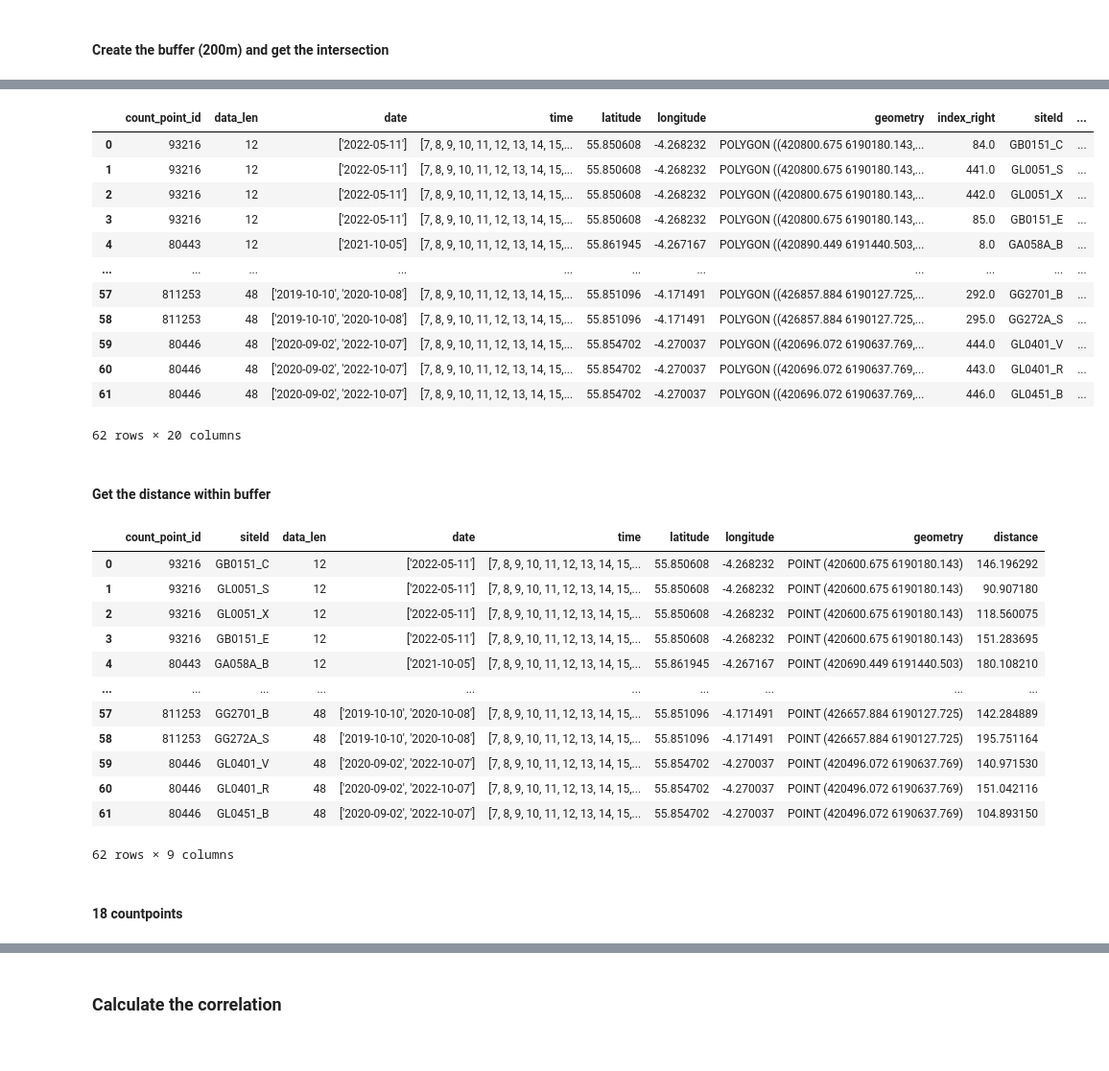
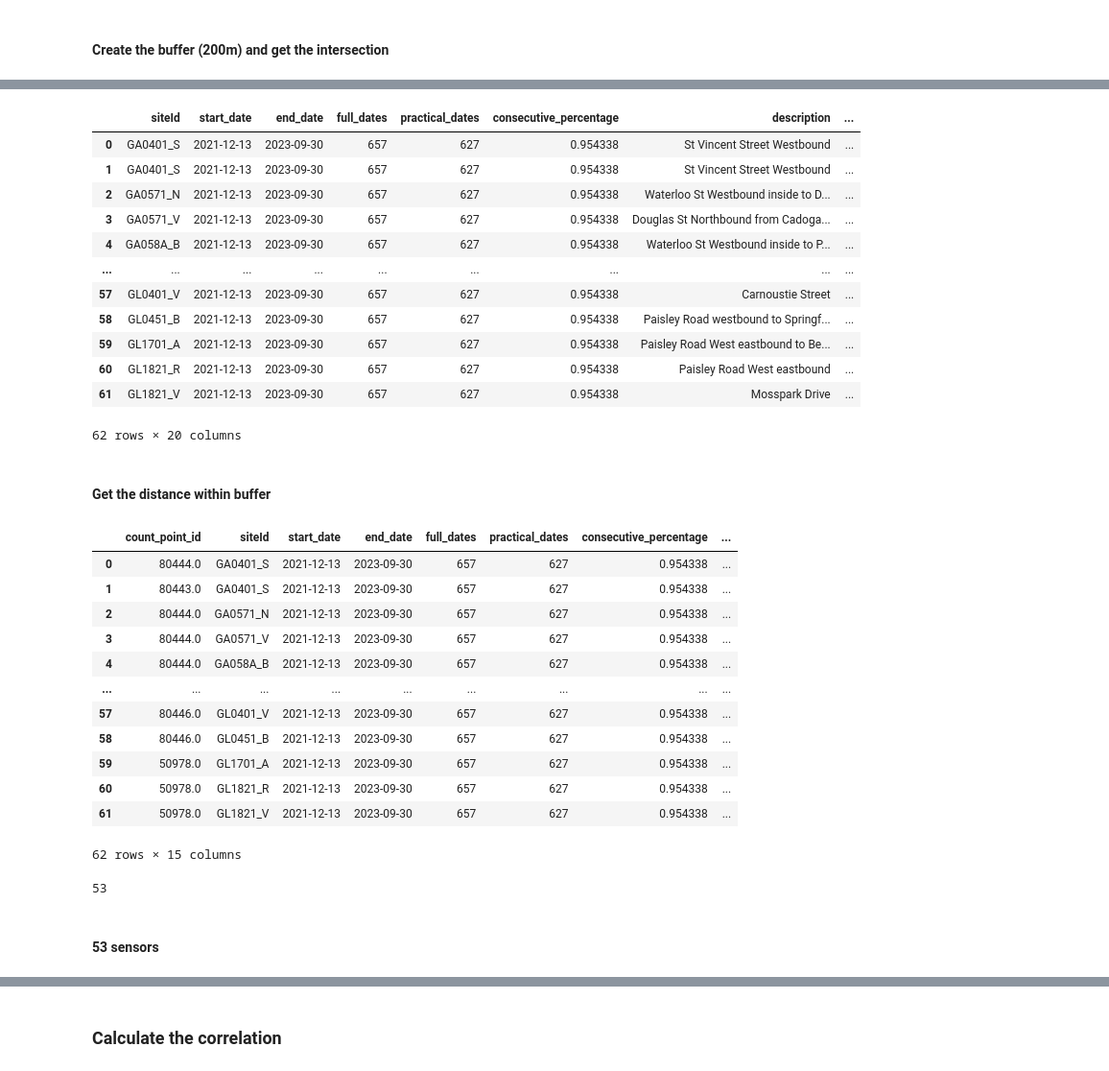
Before and after one commit to YueLi-0816/data_paper, a Jupyter notebook: Traffic_counts_read.ipynb, the cells around one changed output, grey strips where cells are left out. Shown at 96% size. Saved outputs shown, nothing was run; the diff lists cells and outputs as text; code cells hidden in the pictures.

```diff
--- a/Traffic_counts_read.ipynb
+++ b/Traffic_counts_read.ipynb
@@ -242,44 +229,48 @@ countpoint_buffer.geometry = countpoint_buffer.geometry.buffer(200,6)
 # %%
-intersection = gpd.sjoin(countpoint_buffer, detector_470, how='left')
+intersection = gpd.sjoin(detector_buffer, countpoint_68, how='left')
 intersection = intersection.dropna().reset_index(drop=True)
 intersection
 # %% [output]
-|  | count_point_id | data_len | date | time | latitude | longitude | geometry | index_right | siteId | ... |
-| 0 | 93216 | 12 | ['2022-05-11'] | [7, 8, 9, 10, 11, 12, 13, 14, 15,... | 55.850608 | -4.268232 | POLYGON ((420800.675 6190180.143,... | 84.0 | GB0151_C | ... |
-| 1 | 93216 | 12 | ['2022-05-11'] | [7, 8, 9, 10, 11, 12, 13, 14, 15,... | 55.850608 | -4.268232 | POLYGON ((420800.675 6190180.143,... | 441.0 | GL0051_S | ... |
-| 2 | 93216 | 12 | ['2022-05-11'] | [7, 8, 9, 10, 11, 12, 13, 14, 15,... | 55.850608 | -4.268232 | POLYGON ((420800.675 6190180.143,... | 442.0 | GL0051_X | ... |
-| 3 | 93216 | 12 | ['2022-05-11'] | [7, 8, 9, 10, 11, 12, 13, 14, 15,... | 55.850608 | -4.268232 | POLYGON ((420800.675 6190180.143,... | 85.0 | GB0151_E | ... |
-| 4 | 80443 | 12 | ['2021-10-05'] | [7, 8, 9, 10, 11, 12, 13, 14, 15,... | 55.861945 | -4.267167 | POLYGON ((420890.449 6191440.503,... | 8.0 | GA058A_B | ... |
-| ... | ... | ... | ... | ... | ... | ... | ... | ... | ... | ... |
-| 57 | 811253 | 48 | ['2019-10-10', '2020-10-08'] | [7, 8, 9, 10, 11, 12, 13, 14, 15,... | 55.851096 | -4.171491 | POLYGON ((426857.884 6190127.725,... | 292.0 | GG2701_B | ... |
-| 58 | 811253 | 48 | ['2019-10-10', '2020-10-08'] | [7, 8, 9, 10, 11, 12, 13, 14, 15,... | 55.851096 | -4.171491 | POLYGON ((426857.884 6190127.725,... | 295.0 | GG272A_S | ... |
-| 59 | 80446 | 48 | ['2020-09-02', '2022-10-07'] | [7, 8, 9, 10, 11, 12, 13, 14, 15,... | 55.854702 | -4.270037 | POLYGON ((420696.072 6190637.769,... | 444.0 | GL0401_V | ... |
-| 60 | 80446 | 48 | ['2020-09-02', '2022-10-07'] | [7, 8, 9, 10, 11, 12, 13, 14, 15,... | 55.854702 | -4.270037 | POLYGON ((420696.072 6190637.769,... | 443.0 | GL0401_R | ... |
-| 61 | 80446 | 48 | ['2020-09-02', '2022-10-07'] | [7, 8, 9, 10, 11, 12, 13, 14, 15,... | 55.854702 | -4.270037 | POLYGON ((420696.072 6190637.769,... | 446.0 | GL0451_B | ... |
+|  | siteId | start_date | end_date | full_dates | practical_dates | consecutive_percentage | description | ... |
+| 0 | GA0401_S | 2021-12-13 | 2023-09-30 | 657 | 627 | 0.954338 | St Vincent Street Westbound | ... |
+| 1 | GA0401_S | 2021-12-13 | 2023-09-30 | 657 | 627 | 0.954338 | St Vincent Street Westbound | ... |
+| 2 | GA0571_N | 2021-12-13 | 2023-09-30 | 657 | 627 | 0.954338 | Waterloo St Westbound inside to D... | ... |
+| 3 | GA0571_V | 2021-12-13 | 2023-09-30 | 657 | 627 | 0.954338 | Douglas St Northbound from Cadoga... | ... |
+| 4 | GA058A_B | 2021-12-13 | 2023-09-30 | 657 | 627 | 0.954338 | Waterloo St Westbound inside to P... | ... |
+| ... | ... | ... | ... | ... | ... | ... | ... | ... |
+| 57 | GL0401_V | 2021-12-13 | 2023-09-30 | 657 | 627 | 0.954338 | Carnoustie Street | ... |
+| 58 | GL0451_B | 2021-12-13 | 2023-09-30 | 657 | 627 | 0.954338 | Paisley Road westbound to Springf... | ... |
+| 59 | GL1701_A | 2021-12-13 | 2023-09-30 | 657 | 627 | 0.954338 | Paisley Road West eastbound to Be... | ... |
+| 60 | GL1821_R | 2021-12-13 | 2023-09-30 | 657 | 627 | 0.954338 | Paisley Road West eastbound | ... |
+| 61 | GL1821_V | 2021-12-13 | 2023-09-30 | 657 | 627 | 0.954338 | Mosspark Drive | ... |
 62 rows × 20 columns
 # %% [markdown]
 #### Get the distance within buffer
 # %%
-intersection_dis = pd.merge(intersection[['count_point_id','siteId']], countpoint_68, how="inner", on=["count_point_id"])
+intersection_dis = pd.merge(intersection[['count_point_id','siteId']], detector_470, how="inner", on=["siteId"])
 intersection_dis = gpd.GeoDataFrame(intersection_dis, crs="epsg:32630")
-intersection_dis["distance"] = intersection_dis.distance(detector_470.loc[intersection["index_right"]].reset_index(drop=True))
+intersection_dis["distance"] = intersection_dis.distance(countpoint_68.loc[intersection["index_right"]].reset_index(drop=True))
 intersection_dis
 # %% [output]
-|  | count_point_id | siteId | data_len | date | time | latitude | longitude | geometry | distance |
-| 0 | 93216 | GB0151_C | 12 | ['2022-05-11'] | [7, 8, 9, 10, 11, 12, 13, 14, 15,... | 55.850608 | -4.268232 | POINT (420600.675 6190180.143) | 146.196292 |
-| 1 | 93216 | GL0051_S | 12 | ['2022-05-11'] | [7, 8, 9, 10, 11, 12, 13, 14, 15,... | 55.850608 | -4.268232 | POINT (420600.675 6190180.143) | 90.907180 |
-| 2 | 93216 | GL0051_X | 12 | ['2022-05-11'] | [7, 8, 9, 10, 11, 12, 13, 14, 15,... | 55.850608 | -4.268232 | POINT (420600.675 6190180.143) | 118.560075 |
-| 3 | 93216 | GB0151_E | 12 | ['2022-05-11'] | [7, 8, 9, 10, 11, 12, 13, 14, 15,... | 55.850608 | -4.268232 | POINT (420600.675 6190180.143) | 151.283695 |
-| 4 | 80443 | GA058A_B | 12 | ['2021-10-05'] | [7, 8, 9, 10, 11, 12, 13, 14, 15,... | 55.861945 | -4.267167 | POINT (420690.449 6191440.503) | 180.108210 |
-| ... | ... | ... | ... | ... | ... | ... | ... | ... | ... |
-| 57 | 811253 | GG2701_B | 48 | ['2019-10-10', '2020-10-08'] | [7, 8, 9, 10, 11, 12, 13, 14, 15,... | 55.851096 | -4.171491 | POINT (426657.884 6190127.725) | 142.284889 |
-| 58 | 811253 | GG272A_S | 48 | ['2019-10-10', '2020-10-08'] | [7, 8, 9, 10, 11, 12, 13, 14, 15,... | 55.851096 | -4.171491 | POINT (426657.884 6190127.725) | 195.751164 |
-| 59 | 80446 | GL0401_V | 48 | ['2020-09-02', '2022-10-07'] | [7, 8, 9, 10, 11, 12, 13, 14, 15,... | 55.854702 | -4.270037 | POINT (420496.072 6190637.769) | 140.971530 |
-| 60 | 80446 | GL0401_R | 48 | ['2020-09-02', '2022-10-07'] | [7, 8, 9, 10, 11, 12, 13, 14, 15,... | 55.854702 | -4.270037 | POINT (420496.072 6190637.769) | 151.042116 |
-| 61 | 80446 | GL0451_B | 48 | ['2020-09-02', '2022-10-07'] | [7, 8, 9, 10, 11, 12, 13, 14, 15,... | 55.854702 | -4.270037 | POINT (420496.072 6190637.769) | 104.893150 |
+|  | count_point_id | siteId | start_date | end_date | full_dates | practical_dates | consecutive_percentage | ... |
+| 0 | 80444.0 | GA0401_S | 2021-12-13 | 2023-09-30 | 657 | 627 | 0.954338 | ... |
+| 1 | 80443.0 | GA0401_S | 2021-12-13 | 2023-09-30 | 657 | 627 | 0.954338 | ... |
+| 2 | 80444.0 | GA0571_N | 2021-12-13 | 2023-09-30 | 657 | 627 | 0.954338 | ... |
+| 3 | 80444.0 | GA0571_V | 2021-12-13 | 2023-09-30 | 657 | 627 | 0.954338 | ... |
+| 4 | 80444.0 | GA058A_B | 2021-12-13 | 2023-09-30 | 657 | 627 | 0.954338 | ... |
+| ... | ... | ... | ... | ... | ... | ... | ... | ... |
+| 57 | 80446.0 | GL0401_V | 2021-12-13 | 2023-09-30 | 657 | 627 | 0.954338 | ... |
+| 58 | 80446.0 | GL0451_B | 2021-12-13 | 2023-09-30 | 657 | 627 | 0.954338 | ... |
+| 59 | 50978.0 | GL1701_A | 2021-12-13 | 2023-09-30 | 657 | 627 | 0.954338 | ... |
+| 60 | 50978.0 | GL1821_R | 2021-12-13 | 2023-09-30 | 657 | 627 | 0.954338 | ... |
+| 61 | 50978.0 | GL1821_V | 2021-12-13 | 2023-09-30 | 657 | 627 | 0.954338 | ... |
-62 rows × 9 columns
+62 rows × 15 columns
+# %%
+len(intersection_dis.siteId.unique())
+# %% [output]
+53
 # %% [markdown]
-#### 18 countpoints
+#### 53 sensors
 # %%
 countpoint_val_list = intersection_dis.count_point_id.unique()
 countpoint_val = countpoint_68[countpoint_68.count_point_id.isin(countpoint_val_list)].reset_index(drop=True)
```
Also changed, not shown: parts of 25 cells of this notebook.
